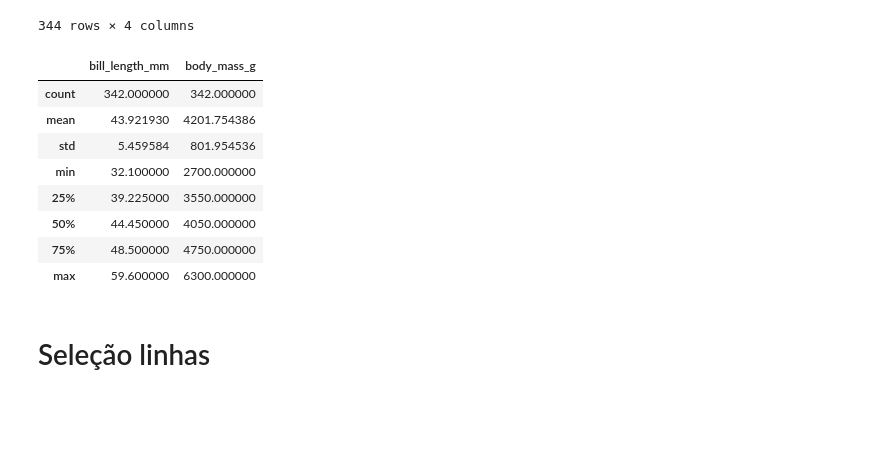
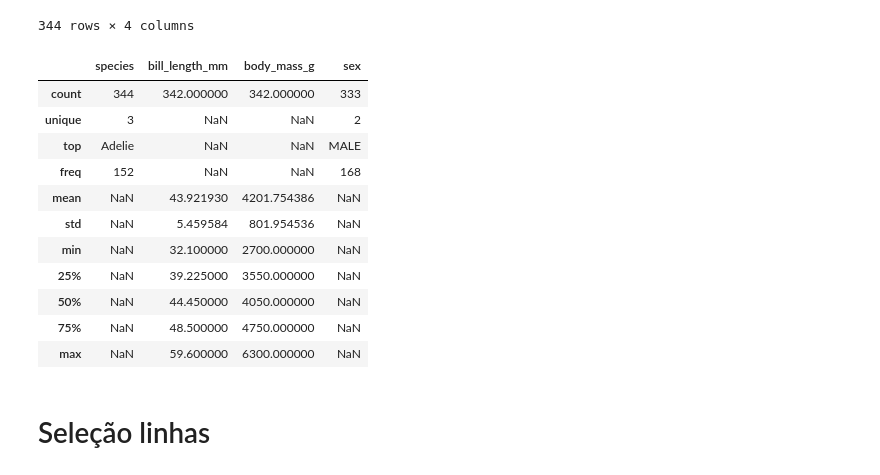
Before and after one commit to Rogerio-mack/work, a Jupyter notebook: MackAnalytics_SelecaoPandas.ipynb, the cells around one changed output. Saved outputs shown, nothing was run; the diff lists cells and outputs as text; code cells hidden in the pictures; blank space fills up the shorter version.

```diff
--- a/MackAnalytics_SelecaoPandas.ipynb
+++ b/MackAnalytics_SelecaoPandas.ipynb
@@ -133,17 +195,20 @@ df[ ['species', 'bill_length_mm', 'body_mass_g', 'sex'] ]
 # %%
 df_selecao = df[ ['species', 'bill_length_mm', 'body_mass_g', 'sex'] ]
 
-df_selecao.describe()
+df_selecao.describe( include='all' )
 # %% [output]
-|  | bill_length_mm | body_mass_g |
-| count | 342.000000 | 342.000000 |
-| mean | 43.921930 | 4201.754386 |
-| std | 5.459584 | 801.954536 |
-| min | 32.100000 | 2700.000000 |
-| 25% | 39.225000 | 3550.000000 |
-| 50% | 44.450000 | 4050.000000 |
-| 75% | 48.500000 | 4750.000000 |
-| max | 59.600000 | 6300.000000 |
+|  | species | bill_length_mm | body_mass_g | sex |
+| count | 344 | 342.000000 | 342.000000 | 333 |
+| unique | 3 | NaN | NaN | 2 |
+| top | Adelie | NaN | NaN | MALE |
+| freq | 152 | NaN | NaN | 168 |
+| mean | NaN | 43.921930 | 4201.754386 | NaN |
+| std | NaN | 5.459584 | 801.954536 | NaN |
+| min | NaN | 32.100000 | 2700.000000 | NaN |
+| 25% | NaN | 39.225000 | 3550.000000 | NaN |
+| 50% | NaN | 44.450000 | 4050.000000 | NaN |
+| 75% | NaN | 48.500000 | 4750.000000 | NaN |
+| max | NaN | 59.600000 | 6300.000000 | NaN |
 # %% [markdown]
 # Seleção linhas
 # %%
```
Also changed, not shown: parts of 11 cells of this notebook.
